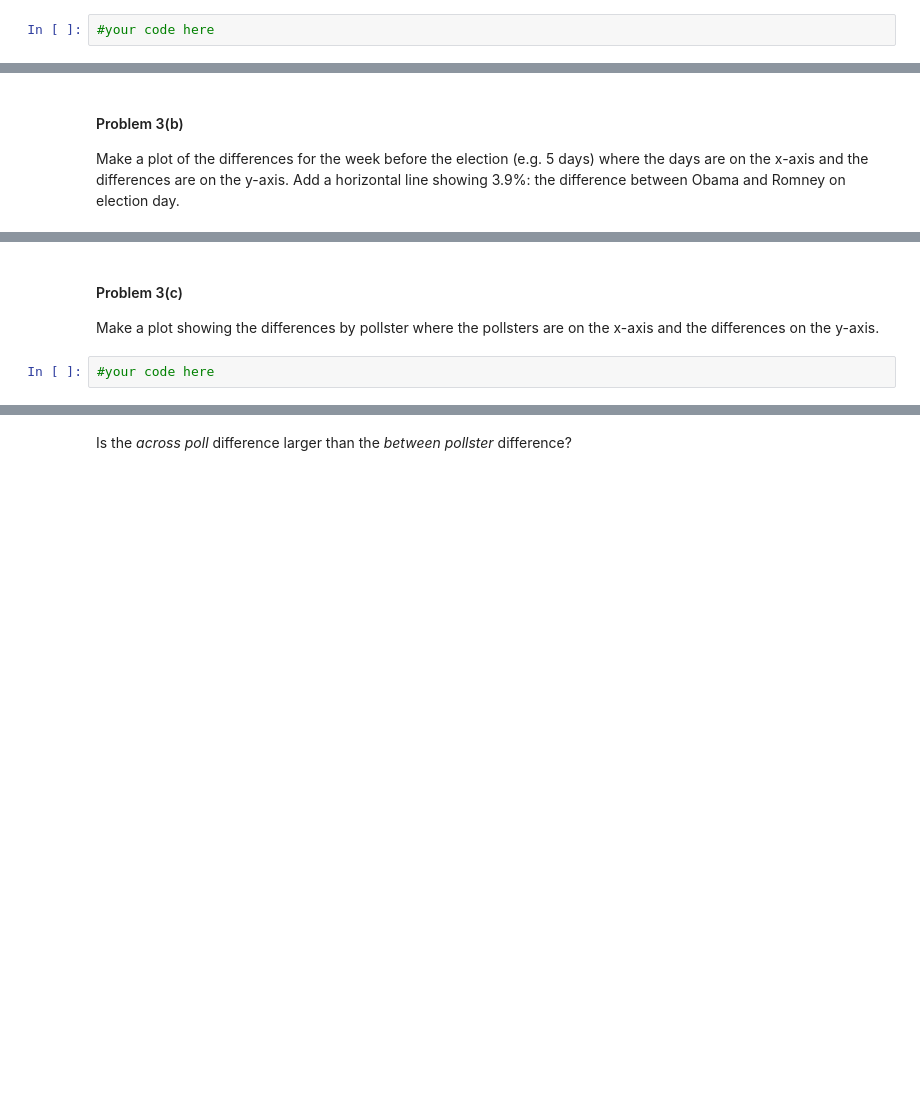
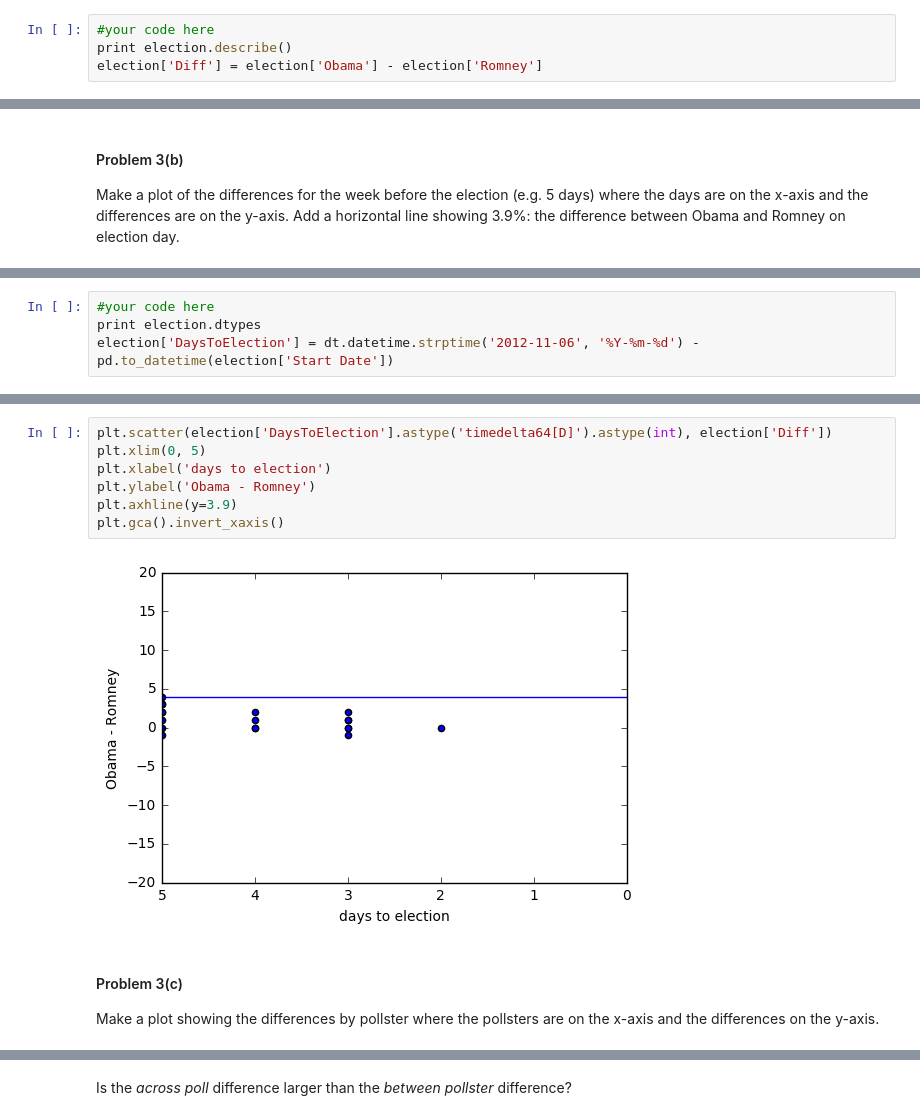
Before and after one commit to mtheartattack/2014, a Jupyter notebook: homework/HW2.ipynb, the cells around one changed output, grey strips where cells are left out. Drawn from its saved outputs; the diff is of its cells as text; blank space fills up the shorter version.

```diff
--- a/homework/HW2.ipynb
+++ b/homework/HW2.ipynb
@@ -727,3 +736,5 @@ Most undecided voters vote for one of the two candidates at the election. Theref
 Add a new column to the `election` DataFrame containg the difference between Obama and Romeny called `Diff`.
 # %%
 #your code here
+print election.describe()
+election['Diff'] = election['Obama'] - election['Romney']
@@ -735,0 +765,4 @@ Make a plot of the differences for the week before the election (e.g. 5 days) wh
+# %%
+#your code here
+print election.dtypes
+election['DaysToElection'] = dt.datetime.strptime('2012-11-06', '%Y-%m-%d') - pd.to_datetime(election['Start Date'])
@@ -736,6 +803,13 @@ Make a plot of the differences for the week before the election (e.g. 5 days) wh
+# %%
+plt.scatter(election['DaysToElection'].astype('timedelta64[D]').astype(int), election['Diff'])
+plt.xlim(0, 5)
+plt.xlabel('days to election')
+plt.ylabel('Obama - Romney')
+plt.axhline(y=3.9)
+plt.gca().invert_xaxis()
+# %% [output]
+[figure, added]
 # %% [markdown]
 #### Problem 3(c)
 
 Make a plot showing the differences by pollster where the pollsters are on the x-axis and the differences on the y-axis.
-# %%
-#your code here
```
Also changed, not shown: parts of 27 cells of this notebook.
